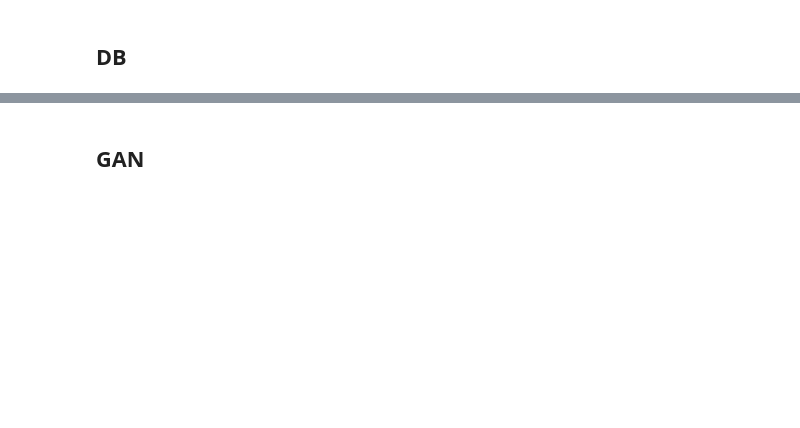
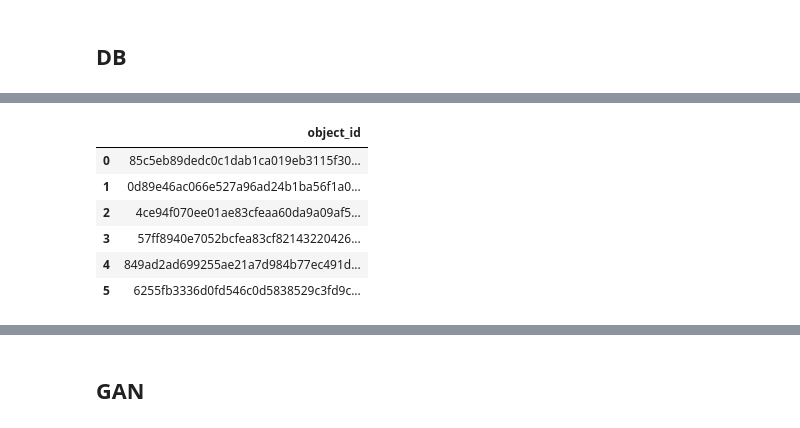
Before and after one commit to danielorzan/ATI_project, a Jupyter notebook: main.ipynb, the cells around one changed output, grey strips where cells are left out. Saved outputs shown, nothing was run; the diff lists cells and outputs as text; code cells hidden in the pictures; blank space fills up the shorter version.

```diff
--- a/main.ipynb
+++ b/main.ipynb
@@ -186,0 +241,17 @@ a['name'] == b['display_name']
+# %%
+# select id of all kontor (office)
+offices_kontor = pd.read_sql_query("SELECT DISTINCT object_id FROM properties WHERE value = 'Kontor' AND BINARY name = 'Name' AND object_id IN \
+    (SELECT id FROM objects WHERE version_id IN \
+    (SELECT id FROM versions WHERE item_id IN \
+    (SELECT id FROM items WHERE folder_id IN \
+    (SELECT id from folders WHERE name = '01_ARC'))))", conn)
+# %%
+offices_kontor
+# %% [output]
+|  | object_id |
+| 0 | 85c5eb89dedc0c1dab1ca019eb3115f30... |
+| 1 | 0d89e46ac066e527a96ad24b1ba56f1a0... |
+| 2 | 4ce94f070ee01ae83cfeaa60da9a09af5... |
+| 3 | 57ff8940e7052bcfea83cf82143220426... |
+| 4 | 849ad2ad699255ae21a7d984b77ec491d... |
+| 5 | 6255fb3336d0fd546c0d5838529c3fd9c... |
```
Also changed, not shown: parts of 61 cells of this notebook, 29 other files.
